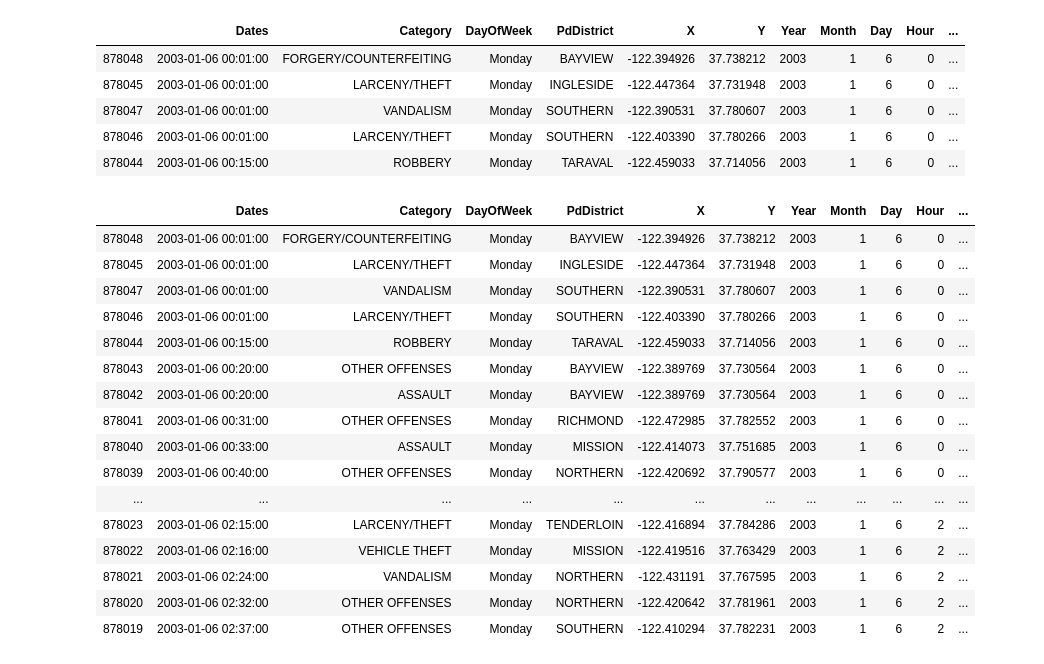
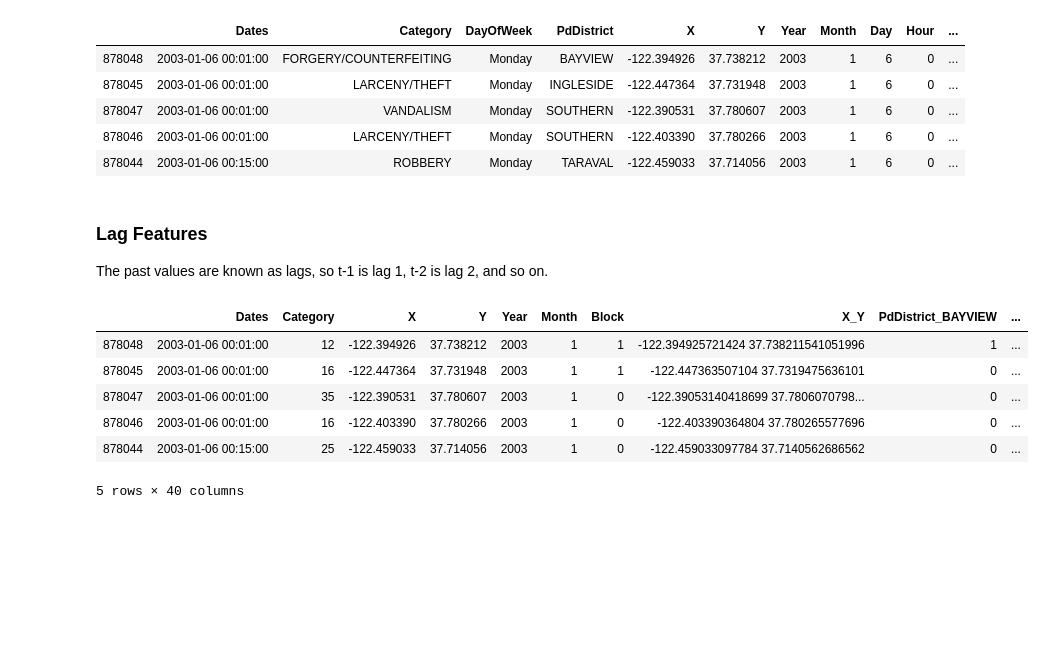
Before and after one commit to Frustrado/Crime-Classification, a Jupyter notebook: SF_crimes_analysis.ipynb, the cells around one changed output. Drawn from its saved outputs; the diff is of its cells as text; code cells hidden in the pictures; blank space fills up the shorter version.

```diff
--- a/SF_crimes_analysis.ipynb
+++ b/SF_crimes_analysis.ipynb
@@ -823,7 +827,22 @@ df_train['X_Y'] = df_train['X'].astype(str)+" "+df_train['Y'].astype(str)
+# %%
+df_train_encoded = pd.get_dummies(df_train_encoded, columns=["PdDistrict", "DayOfWeek", "PartOfDay"])
+
+df_train_encoded["X_Hour"] = np.cos((df_train_encoded["Hour"]/24)*360)
+df_train_encoded["Y_Hour"] = np.sin((df_train_encoded["Hour"]/24)*360)
+
+df_train_encoded["Block"] = df_train_encoded["Block"].astype(int)
+
+df_train_encoded.drop(columns=['Hour'], inplace=True)
+
+le  = LabelEncoder()
+df_train_encoded['Category'] = le.fit_transform(df_train_encoded['Category'])
+# %% [markdown]
+### Lag Features
+The past values are known as lags, so t-1 is lag 1, t-2 is lag 2, and so on.
 # %%
 df_array = []
-for cords in df_train['X_Y'].unique():
-    df_tmp = df_train[df_train['X_Y']==cords]
+for cords in df_train_encoded['X_Y'].unique():
+    df_tmp = df_train_encoded[df_train_encoded['X_Y']==cords]
     for i in range(1,8):
         df_tmp["lag_"+str(i)] = df_tmp['Category'].shift(i)
     df_array.append(df_tmp)
@@ -834,20 +853,10 @@ df_train.sort_values(by=['Dates'], inplace=True)
-# %%
-df_train.head(30)
-# %% [output]
-|  | Dates | Category | DayOfWeek | PdDistrict | X | Y | Year | Month | Day | Hour | ... |
-| 878048 | 2003-01-06 00:01:00 | FORGERY/COUNTERFEITING | Monday | BAYVIEW | -122.394926 | 37.738212 | 2003 | 1 | 6 | 0 | ... |
-| 878045 | 2003-01-06 00:01:00 | LARCENY/THEFT | Monday | INGLESIDE | -122.447364 | 37.731948 | 2003 | 1 | 6 | 0 | ... |
-| 878047 | 2003-01-06 00:01:00 | VANDALISM | Monday | SOUTHERN | -122.390531 | 37.780607 | 2003 | 1 | 6 | 0 | ... |
-| 878046 | 2003-01-06 00:01:00 | LARCENY/THEFT | Monday | SOUTHERN | -122.403390 | 37.780266 | 2003 | 1 | 6 | 0 | ... |
-| 878044 | 2003-01-06 00:15:00 | ROBBERY | Monday | TARAVAL | -122.459033 | 37.714056 | 2003 | 1 | 6 | 0 | ... |
-| 878043 | 2003-01-06 00:20:00 | OTHER OFFENSES | Monday | BAYVIEW | -122.389769 | 37.730564 | 2003 | 1 | 6 | 0 | ... |
-| 878042 | 2003-01-06 00:20:00 | ASSAULT | Monday | BAYVIEW | -122.389769 | 37.730564 | 2003 | 1 | 6 | 0 | ... |
-| 878041 | 2003-01-06 00:31:00 | OTHER OFFENSES | Monday | RICHMOND | -122.472985 | 37.782552 | 2003 | 1 | 6 | 0 | ... |
-| 878040 | 2003-01-06 00:33:00 | ASSAULT | Monday | MISSION | -122.414073 | 37.751685 | 2003 | 1 | 6 | 0 | ... |
-| 878039 | 2003-01-06 00:40:00 | OTHER OFFENSES | Monday | NORTHERN | -122.420692 | 37.790577 | 2003 | 1 | 6 | 0 | ... |
-| ... | ... | ... | ... | ... | ... | ... | ... | ... | ... | ... | ... |
-| 878023 | 2003-01-06 02:15:00 | LARCENY/THEFT | Monday | TENDERLOIN | -122.416894 | 37.784286 | 2003 | 1 | 6 | 2 | ... |
-| 878022 | 2003-01-06 02:16:00 | VEHICLE THEFT | Monday | MISSION | -122.419516 | 37.763429 | 2003 | 1 | 6 | 2 | ... |
-| 878021 | 2003-01-06 02:24:00 | VANDALISM | Monday | NORTHERN | -122.431191 | 37.767595 | 2003 | 1 | 6 | 2 | ... |
-| 878020 | 2003-01-06 02:32:00 | OTHER OFFENSES | Monday | NORTHERN | -122.420642 | 37.781961 | 2003 | 1 | 6 | 2 | ... |
-| 878019 | 2003-01-06 02:37:00 | OTHER OFFENSES | Monday | SOUTHERN | -122.410294 | 37.782231 | 2003 | 1 | 6 | 2 | ... |
+# %%
+df_train_encoded.head()
+# %% [output]
+|  | Dates | Category | X | Y | Year | Month | Block | X_Y | PdDistrict_BAYVIEW | ... |
+| 878048 | 2003-01-06 00:01:00 | 12 | -122.394926 | 37.738212 | 2003 | 1 | 1 | -122.394925721424 37.738211541051996 | 1 | ... |
+| 878045 | 2003-01-06 00:01:00 | 16 | -122.447364 | 37.731948 | 2003 | 1 | 1 | -122.447363507104 37.7319475636101 | 0 | ... |
+| 878047 | 2003-01-06 00:01:00 | 35 | -122.390531 | 37.780607 | 2003 | 1 | 0 | -122.39053140418699 37.7806070798... | 0 | ... |
+| 878046 | 2003-01-06 00:01:00 | 16 | -122.403390 | 37.780266 | 2003 | 1 | 0 | -122.403390364804 37.780265577696 | 0 | ... |
+| 878044 | 2003-01-06 00:15:00 | 25 | -122.459033 | 37.714056 | 2003 | 1 | 0 | -122.459033097784 37.7140562686562 | 0 | ... |
+5 rows × 40 columns
```
Also changed, not shown: parts of 15 cells of this notebook.
